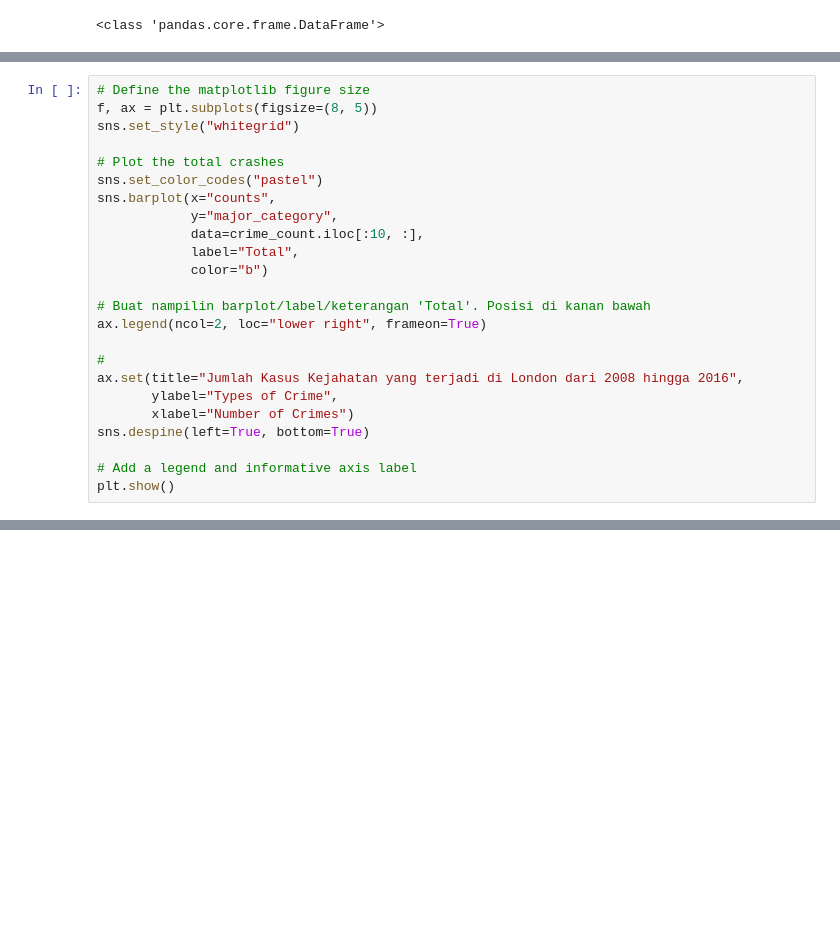
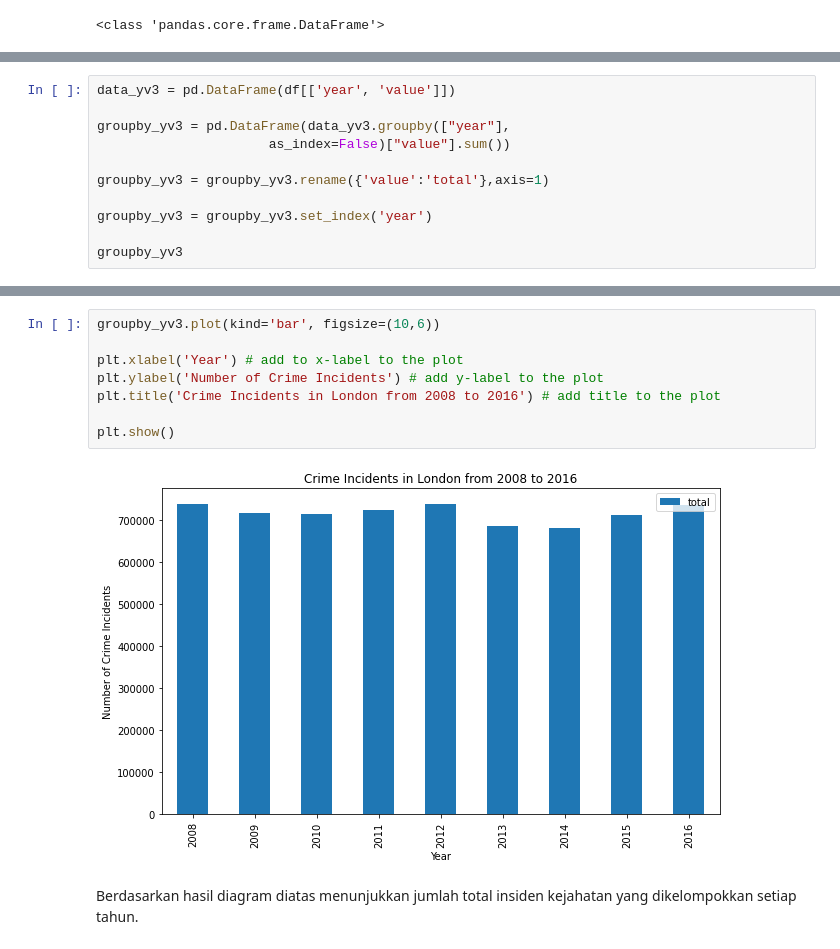
Before and after one commit to alflouvre/H8_3, a Jupyter notebook: PYTN-Assign-1-3-Alifia_Mustika_Sari.ipynb, the cells around one changed output, grey strips where cells are left out. Drawn from its saved outputs; the diff is of its cells as text; blank space fills up the shorter version.

```diff
--- a/PYTN-Assign-1-3-Alifia_Mustika_Sari.ipynb
+++ b/PYTN-Assign-1-3-Alifia_Mustika_Sari.ipynb
@@ -256,24 +77,0 @@ Penjelasan :
-# %%
-# Define the matplotlib figure size
-f, ax = plt.subplots(figsize=(8, 5))
-sns.set_style("whitegrid")
-
-# Plot the total crashes
-sns.set_color_codes("pastel")
-sns.barplot(x="counts",
-            y="major_category",
-            data=crime_count.iloc[:10, :],
-            label="Total",
-            color="b")
-
-# Buat nampilin barplot/label/keterangan 'Total'. Posisi di kanan bawah
-ax.legend(ncol=2, loc="lower right", frameon=True)
-
-#
-ax.set(title="Jumlah Kasus Kejahatan yang terjadi di London dari 2008 hingga 2016",
-       ylabel="Types of Crime",
-       xlabel="Number of Crimes")
-sns.despine(left=True, bottom=True)
-
-# Add a legend and informative axis label
-plt.show()
@@ -283,0 +503,11 @@ Berdasarkan bar chart diatas, jumlah tertinggi kasus kejahatan di London adalah
+# %%
+data_yv3 = pd.DataFrame(df[['year', 'value']])
+
+groupby_yv3 = pd.DataFrame(data_yv3.groupby(["year"],
+                      as_index=False)["value"].sum())
+
+groupby_yv3 = groupby_yv3.rename({'value':'total'},axis=1)
+
+groupby_yv3 = groupby_yv3.set_index('year')
+
+groupby_yv3
@@ -283,0 +526,12 @@ Berdasarkan bar chart diatas, jumlah tertinggi kasus kejahatan di London adalah
+# %%
+groupby_yv3.plot(kind='bar', figsize=(10,6))
+
+plt.xlabel('Year') # add to x-label to the plot
+plt.ylabel('Number of Crime Incidents') # add y-label to the plot
+plt.title('Crime Incidents in London from 2008 to 2016') # add title to the plot
+
+plt.show()
+# %% [output]
+[figure, added]
+# %% [markdown]
+Berdasarkan hasil diagram diatas menunjukkan jumlah total insiden kejahatan yang dikelompokkan setiap tahun.
```
Also changed, not shown: parts of 104 cells of this notebook.
